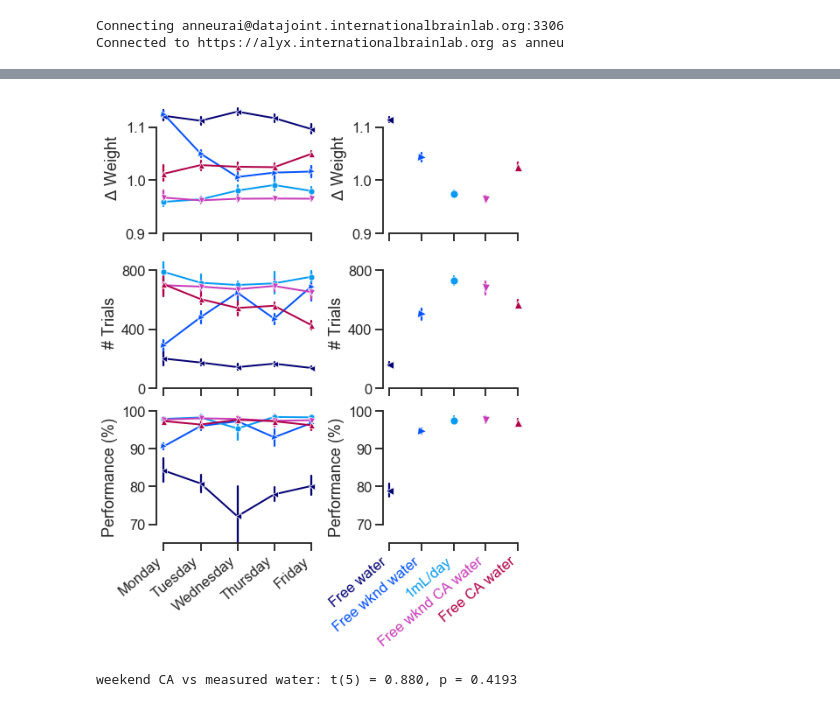
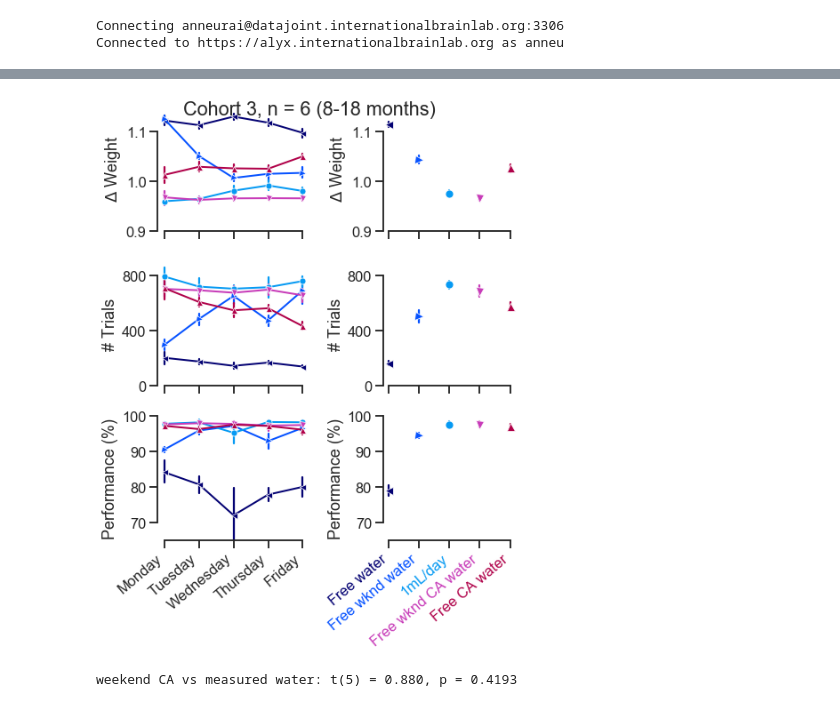
Before and after one commit to int-brain-lab/citricAcid, a Jupyter notebook: figure2.ipynb, the cells around one changed output, grey strips where cells are left out. Cells and saved outputs as stored; diff of their text form; code cells hidden in the pictures.

```diff
--- a/figure2.ipynb
+++ b/figure2.ipynb
@@ -232,34 +230,35 @@ sns.lineplot(x="condition", y="n_trials", err_style='bars', style='condition', m
              ax=ax[1,1])
 #sns.boxplot(x="condition", y="n_trials", order=condition_order, data=df, fliersize=0, ax=ax[1,2], boxprops={'facecolor':'None'}, width=.3)
 ax[1,1].set(ylabel="# Trials", xlabel="", ylim=ylims_ntrials)
 ax[1,1].get_legend().remove()
 ax[1,1].tick_params(labelbottom=False)
 sns.lineplot(x="condition", y="performance_easy", err_style='bars', style='condition', markers=marker_mapping,
              ci=68, linewidth=2, hue_order=condition_order, palette=palette, hue="condition",
              data=df2.groupby(['subject_nickname', 'condition'])['performance_easy'].mean().reset_index(),
              ax=ax[2,1])
 ax[1,1].set_xticks(range(5))
 ax[1,1].set_yticks([0,400,800])
 
 #sns.lineplot(x="condition", y="performance_easy", order=condition_order, data=df, fliersize=0, ax=ax[2,2], boxprops={'facecolor':'None'}, width=.3)
 ax[2,1].set(ylabel="Performance (%)", xlabel="", ylim=ylims_performance)
 ax[2,1].get_legend().remove()
 ax[2,1].set_xticklabels(condition_names)
 ax[2,1].set_xticks(range(5))
 
 # SAVE
 #sns.despine()
 sns.despine(trim=True)
+f.suptitle('Cohort 3, n = 6 (8-18 months)')
 
 for ticklabel, tickcolor in zip(ax[2,1].get_xticklabels(), palette):
     ticklabel.set_color(tickcolor)
     ticklabel.set_rotation(40)
     ticklabel.set(ha='right')
 f.tight_layout()
 f.savefig(os.path.join(figpath, "citricacid_study2.pdf"))
 f.savefig(os.path.join(figpath, "citricacid_study2.png"), dpi=400)
 # %% [output]
-[figure, old version]
+[figure, new version]
 # %%
 #### simple t-test for trial counts
 statdat = df2.groupby(['subject_nickname', 'condition'])['n_trials'].mean().reset_index()
```
Also changed, not shown: parts of 3 cells of this notebook, 13 other files.
